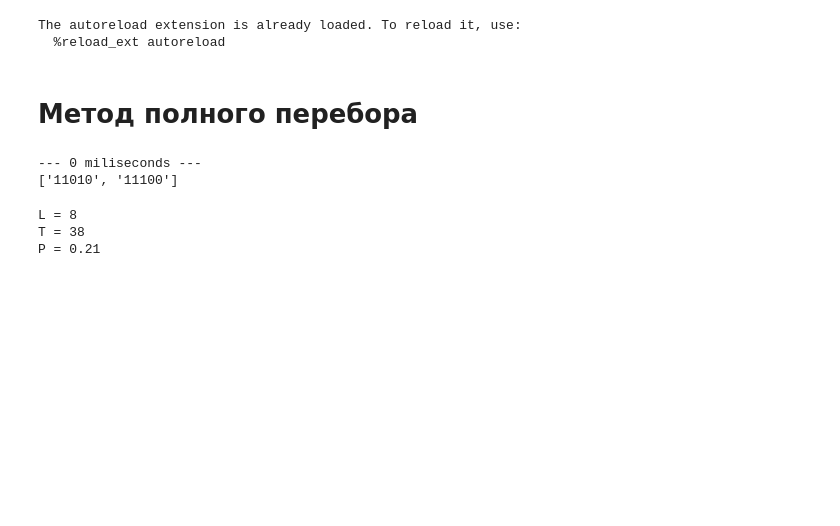
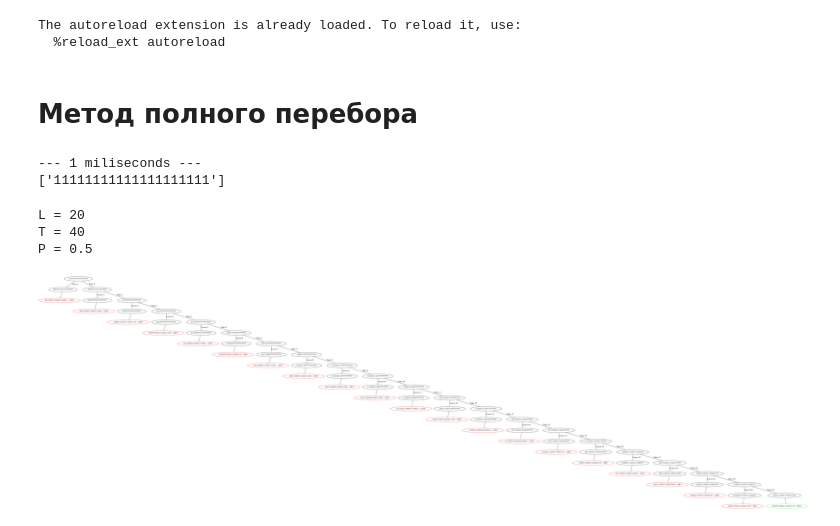
Before and after one commit to sevskii111/II_course, a Jupyter notebook: brute_force.ipynb, the cells around one changed output. Drawn from its saved outputs; the diff is of its cells as text; code cells hidden in the pictures; blank space fills up the shorter version.

```diff
--- a/brute_force.ipynb
+++ b/brute_force.ipynb
@@ -20,9 +21,9 @@ The autoreload extension is already loaded. To reload it, use:
 # %% [markdown]
 # Метод полного перебора
 # %%
-V = 10#int(input("Объём рюкзака: "))
-n = 5#int(input("Колличество предметов в рюкзаке: "))
-v = [3, 3, 4, 4, 5] #[int(input("Объём {} предмета".format(i + 1))) for i in range(n)]
+V = int(input("Объём рюкзака: "))
+n = int(input("Колличество предметов в рюкзаке: "))
+v = [int(input("Объём {} предмета".format(i + 1))) for i in range(n)]
 # %%
 # Рекурсиваня функция перебора
 # В ней же считаем T для последющего подсчёта
@@ -73,8 +74,8 @@ r = {"?" * len(v): f(V, v, soulutions, cum_sum)}
 print("--- %d miliseconds ---" % ((time.time() - start_time) * 1000))
 print(soulutions)
 # %% [output]
---- 0 miliseconds ---
-['11010', '11100']
+--- 1 miliseconds ---
+['11111111111111111111']
 # %%
 # Выводим дерево в png файл
 graph = pydot.Dot(graph_type='graph')
@@ -85,21 +86,23 @@ graph.write_png('./graph.png')
 # %%
 # Для подсчёта L строим дерево сохраняя только те ветки, которые ведут к подпоследовательностям явлющимися равными объёму рюказака
 solution_r = {}
 L = 0
 for solution in soulutions:
     curr_pos = solution_r
     for c in solution:
         if c not in curr_pos:
             curr_pos[c] = {}
             L += 1
         curr_pos = curr_pos[c]
 
 # Рассчитываем и выводим критерий целенаправленности
 print(f"L = {L}")
 print(f"T = {T}")
 P = L / T
 print(f"P = {round(P, 2)}")
+Image(filename='graph.png')
 # %% [output]
-L = 8
-T = 38
-P = 0.21
+L = 20
+T = 40
+P = 0.5
+[figure, added]
```
Also changed, not shown: parts of 1 cell of this notebook, 1 other file.
